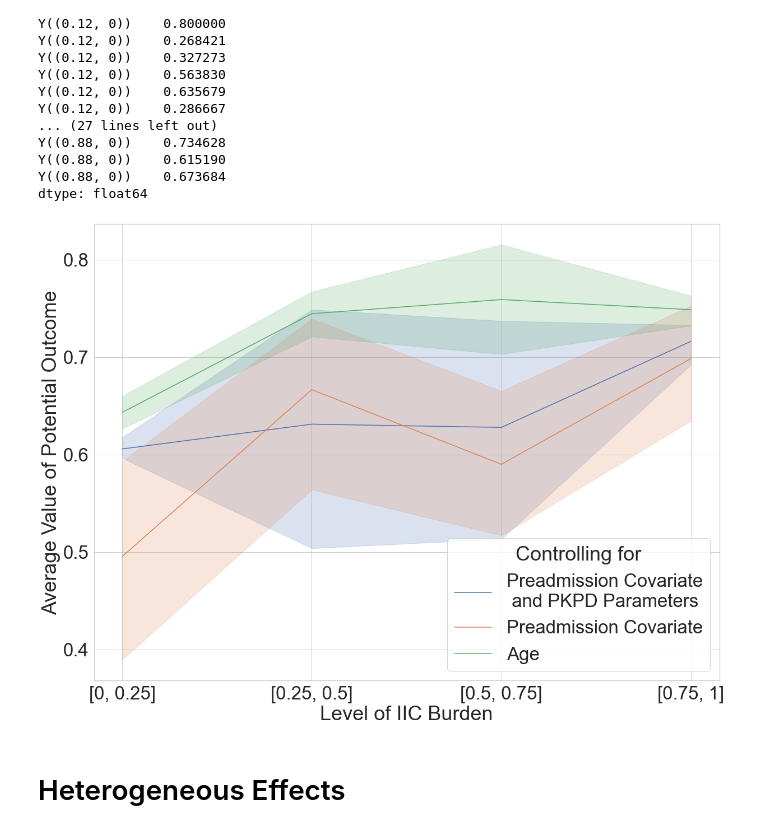
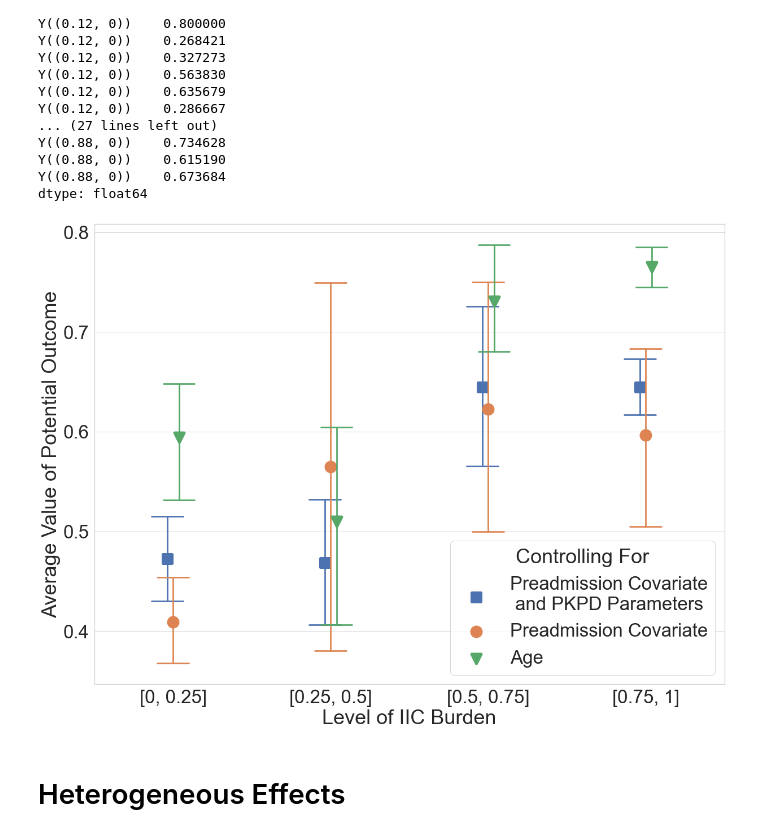
Before and after one commit to Hockey86/iic_causal_inference, a Jupyter notebook: aim2/short_term_drug_effect.ipynb, the cells around one changed output. Drawn from its saved outputs; the diff is of its cells as text; code cells hidden in the pictures.

```diff
--- a/aim2/short_term_drug_effect.ipynb
+++ b/aim2/short_term_drug_effect.ipynb
@@ -189,7 +167,7 @@ m = pm.malts_mf(outcome='Y',
                 n_splits=n_splits,
                 output_format='full',
                 k_tr=2,
-                k_est=2,
+                k_est=4,
                 discrete = discrete,
                 C=0.01)
 # %%
@@ -289,5 +240,5 @@ m = pm.malts_mf(outcome='Y',
 # %%
-out_c = m.CATE_df.drop(columns = ['Y','T'])#.T.groupby(level=0).mean().T
+out_c = m_c.CATE_df.drop(columns = ['Y','T'])#.T.groupby(level=0).mean().T
 out_c.to_csv('new_max_c.csv')
 columns = ['Y(('+str(np.round(threshold-gain/2,2))+', 0))' for threshold in np.linspace(thresholds[1],1,num=n_thresholds-1)]
 apo_0_c = out_c[columns]
@@ -298,17 +249,17 @@ diam_0_c = out_c[columns]
 columns = ['diameter(('+str(np.round(threshold-gain/2,2))+', 1))' for threshold in np.linspace(thresholds[1],1,num=n_thresholds-1)]
 diam_1_c = out_c[columns]
 
-apo_tight_0_c = pd.DataFrame(apo_0_c.values*(diam_0_c<0.5).astype(int).replace(0, np.nan).values,
+apo_tight_0_c = pd.DataFrame(apo_0_c.values*(diam_0_c<700).astype(int).replace(0, np.nan).values,
                          index=apo_0_c.index,columns=apo_0_c.columns)
 apo_tight_0_c.mean(axis=0)
 
-apo_tight_1_c = pd.DataFrame(apo_1_c.values*(diam_1_c<0.5).astype(int).replace(0, np.nan).values,
+apo_tight_1_c = pd.DataFrame(apo_1_c.values*(diam_1_c<700).astype(int).replace(0, np.nan).values,
                          index=apo_1_c.index,columns=apo_0_c.columns)
 apo_tight_1_c.mean(axis=0)
 
 fig,ax = plt.subplots(figsize=(20,15))
-sns.lineplot(data=apo_tight_0_c.mean(axis=0).reset_index().rename(columns={0:'Average Potential Outcome'}),
-            x='index',y='Average Potential Outcome',ax=ax)
+sns.pointplot(data=apo_tight_0_c.mean(axis=0).reset_index().rename(columns={0:'Average Potential Outcome'}),
+            x='index',y='Average Potential Outcome',ax=ax,join=False,capsize=.2,markers=['s'], markersize=520)
 plt.xlabel('Potential Outcome')
 plt.ylabel('Average Value of Potential Outcome')
 plt.xticks(np.arange(len(thresholds)-1),[str([thresholds[i-1],thresholds[i]]) for i in range(1,len(thresholds)) ] )
@@ -393,21 +317,22 @@ diam_0_c_pkpd = out[columns]
 columns = ['diameter(('+str(np.round(threshold-gain/2,2))+', 1))' for threshold in np.linspace(thresholds[1],1,num=n_thresholds-1)]
 diam_1_c_pkpd = out[columns]
 
-apo_tight_0_c_pkpd = pd.DataFrame(apo_0_c_pkpd.values*(diam_0_c_pkpd<0.25).astype(int).replace(0, np.nan).values,
+apo_tight_0_c_pkpd = pd.DataFrame(apo_0_c_pkpd.values*(diam_0_c_pkpd<620).astype(int).replace(0, np.nan).values,
                          index=apo_0_c_pkpd.index,columns=apo_0_c_pkpd.columns)
 apo_tight_0_c_pkpd.mean(axis=0)
 
-apo_tight_1_c_pkpd = pd.DataFrame(apo_1_c_pkpd.values*(diam_1_c_pkpd<0.2).astype(int).replace(0, np.nan).values,
+apo_tight_1_c_pkpd = pd.DataFrame(apo_1_c_pkpd.values*(diam_1_c_pkpd<620).astype(int).replace(0, np.nan).values,
                          index=apo_1_c_pkpd.index,columns=apo_0_c_pkpd.columns)
 apo_tight_1_c_pkpd.mean(axis=0)
 
 fig,ax = plt.subplots(figsize=(20,15))
-sns.boxplot(data=apo_tight_0_c_pkpd.mean(axis=0).reset_index().rename(columns={0:'Average Potential Outcome'}),
-            x='index',y='Average Potential Outcome',ax=ax)
+sns.pointplot(data=apo_tight_0_c_pkpd.mean(axis=0).reset_index().rename(columns={0:'Average Potential Outcome'}),
+            x='index',y='Average Potential Outcome',ax=ax,join=False,capsize=.2,markers=['s'], scale = 2.5)
 # sns.lineplot(data=apo_tight_1_c_pkpd.mean(axis=0).reset_index().rename(columns={0:'Average Potential Outcome'}),
 #             x='index',y='Average Potential Outcome',ax=ax,ci='sd')
 plt.xlabel('Level of IIC Burden')
 plt.ylabel('Average Value of Potential Outcome')
 plt.xticks(np.arange(len(thresholds)-1),[str([thresholds[i-1],thresholds[i]]) for i in range(1,len(thresholds)) ] )
+plt.title('Controlling for Preadmission Covariates and PKPD Parameters')
 fig.savefig('new_max_c_pkpd.png')
 # %% [output]
@@ -434,21 +360,31 @@ Y((0.88, 0))    0.673684
 dtype: float64
 # %%
 fig,ax = plt.subplots(figsize=(20,15))
-sns.lineplot(data=apo_tight_0_c_pkpd.mean(axis=0).reset_index().rename(columns={0:'Average Potential Outcome'}),
-            x='index',y='Average Potential Outcome',ax=ax)
-sns.lineplot(data=apo_tight_0_c.mean(axis=0).reset_index().rename(columns={0:'Average Potential Outcome'}),
-            x='index',y='Average Potential Outcome',ax=ax)
-sns.lineplot(data=apo_tight_0.mean(axis=0).reset_index().rename(columns={0:'Average Potential Outcome'}),
-            x='index',y='Average Potential Outcome',ax=ax)
+control = ['Preadmission Covariate\n and PKPD Parameters','Preadmission Covariate','Age']
+df_apo = [apo_tight_0_c_pkpd,apo_tight_0_c,apo_tight_0]
+df_plot = pd.DataFrame()
+for i in range(3):
+    df_plot_ = df_apo[i].mean(axis=0).reset_index().rename(columns={0:'Average Potential Outcome'})
+    df_plot_['Controlling For'] = [control[i] for k in range(df_plot_.shape[0])]
+    df_plot = df_plot.append(df_plot_)
+
+sns.pointplot(data=df_plot,
+             x='index',y='Average Potential Outcome',
+             hue='Controlling For',ax=ax,join=False,
+             capsize=.2,markers=['s','o','v'],dodge=True,scale = 2.5)
+# sns.lineplot(data=apo_tight_0_c.mean(axis=0).reset_index().rename(columns={0:'Average Potential Outcome'}),
+#             x='index',y='Average Potential Outcome',ax=ax)
+# sns.lineplot(data=apo_tight_0.mean(axis=0).reset_index().rename(columns={0:'Average Potential Outcome'}),
+#             x='index',y='Average Potential Outcome',ax=ax)
 # sns.lineplot(data=apo_tight_1_c_pkpd.mean(axis=0).reset_index().rename(columns={0:'Average Potential Outcome'}),
 #             x='index',y='Average Potential Outcome',ax=ax,ci='sd')
-plt.legend(['Preadmission Covariate\n and PKPD Parameters','Preadmission Covariate','Age'],title="Controlling for")
+# plt.legend(['Preadmission Covariate\n and PKPD Parameters','Preadmission Covariate','Age'],title="Controlling for")
 plt.xlabel('Level of IIC Burden')
 plt.ylabel('Average Value of Potential Outcome')
 plt.xticks(np.arange(len(thresholds)-1),[str([thresholds[i-1],thresholds[i]]) for i in range(1,len(thresholds)) ] )
 fig.savefig('new_max.png')
 # %% [output]
-[figure, old version]
+[figure, new version]
 # %%
 df_m_atec_dict = {}
 for type_summary in m_dict_dict.keys():
```
Also changed, not shown: parts of 13 cells of this notebook, 7 other files.
